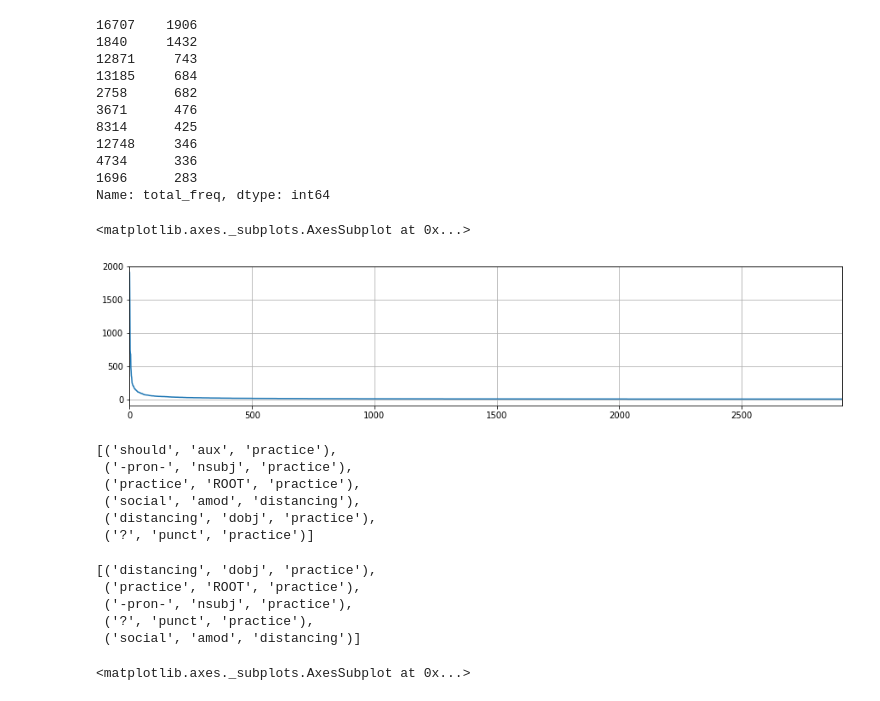
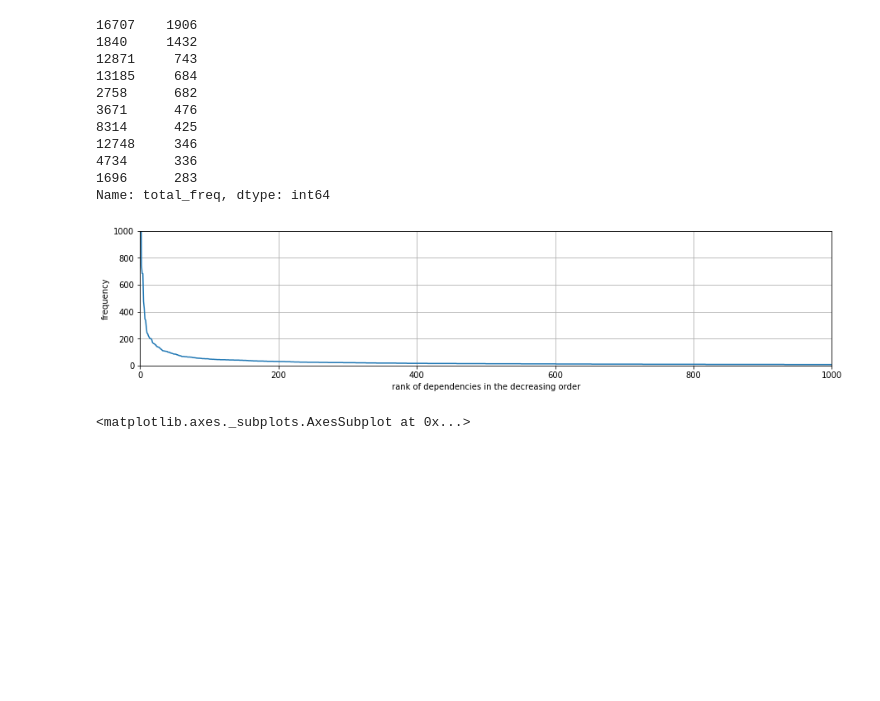
Before and after one commit to dialoguemd-archives/covidfaq, a Jupyter notebook: experiments/QuesSort Pipeline - Filter style.ipynb, the cells around one changed output. Drawn from its saved outputs; the diff is of its cells as text; code cells hidden in the pictures; blank space fills up the shorter version.

Commit message:
Analysed prominent dependencies, beginning rules

```diff
--- a/experiments/QuesSort Pipeline - Filter style.ipynb
+++ b/experiments/QuesSort Pipeline - Filter style.ipynb
@@ -325,6 +325,17 @@ dependencies = list(set([t for row in dataset["dependencies"].tolist() for t in
 dataset["dependency_vector"] = list(get_vectors(dataset.dependencies, dependencies).toarray())
 # %%
 dataset["tuple_vector"] = list(get_vectors(dataset.tuples, tuples).toarray())
+# %%
+def get_dep_tokens(doc, dep, head=True, lemma=True):
+    if head:
+        return list(set([token.head.lemma_ if lemma else token.head.text for sent in doc.sents for token in sent if dep.lower() in token.dep_.lower()]))
+    else:
+        return list(set([token.lemma_ if lemma else token.text for sent in doc.sents for token in sent if dep.lower() in token.dep_.lower()]))
+# %%
+dataset["nsubj_lemma"] = dataset.spacy_doc.apply(get_dep_tokens, dep="nsubj", lemma=True)
+dataset["nsubj_token"] = dataset.spacy_doc.apply(get_dep_tokens, dep="nsubj", lemma=False)
+dataset["root_lemma"] = dataset.spacy_doc.apply(get_dep_tokens, dep="root", lemma=True)
+dataset["root_token"] = dataset.spacy_doc.apply(get_dep_tokens, dep="root", lemma=False)
 # %%
 dataset.head()
 # %% [output]
@@ -720,7 +706,7 @@ dependency_counts[dependency_counts.total_freq>1].sort_values(by="total_freq",as
 Name: total_freq, dtype: int64
 # %%
 # Frequency of dependencies, (x,y) is y dependencies have x total frequency
-dependency_counts[dependency_counts.total_freq>2].sort_values(by="total_freq",ascending=False)["total_freq"].plot(figsize=(15,3), grid=True, use_index=False)
+ax = dependency_counts[dependency_counts.total_freq>2].sort_values(by="total_freq",ascending=False)["total_freq"].plot(figsize=(15,3), grid=True, use_index=False, xlim=(0,1000), ylim=(0,1000))
+ax = ax.set(xlabel="rank of dependencies in the decreasing order", ylabel="frequency")
 # %% [output]
-<matplotlib.axes._subplots.AxesSubplot at 0x...>
-[figure, old version]
+[figure, new version]
@@ -729,20 +713,3 @@ dataset["dependency_vector"] = list(get_vectors(dataset.dependencies, dependency
-# %%
-dataset.loc[2,"dependencies"]
-# %% [output]
-[('should', 'aux', 'practice'),
- ('-pron-', 'nsubj', 'practice'),
- ('practice', 'ROOT', 'practice'),
- ('social', 'amod', 'distancing'),
- ('distancing', 'dobj', 'practice'),
- ('?', 'punct', 'practice')]
-# %%
-interpret_vectors(dataset.loc[2,"dependency_vector"], dependency_counts[dependency_counts.total_freq>2].Dependency.values.tolist())
-# %% [output]
-[('distancing', 'dobj', 'practice'),
- ('practice', 'ROOT', 'practice'),
- ('-pron-', 'nsubj', 'practice'),
- ('?', 'punct', 'practice'),
- ('social', 'amod', 'distancing')]
 # %%
 # Frequency of dependencies, (x,y) is y dependencies have x total frequency
 # dependency_counts.sort_values("total_freq",ascending=False).groupby("total_freq")["Dependency"].count().sort_values(ascending=False).plot(figsize=(15,5), grid=True, use_index=False, xticks=range(0,120,5))
```
Also changed, not shown: parts of 20 cells of this notebook, 2 other files.
